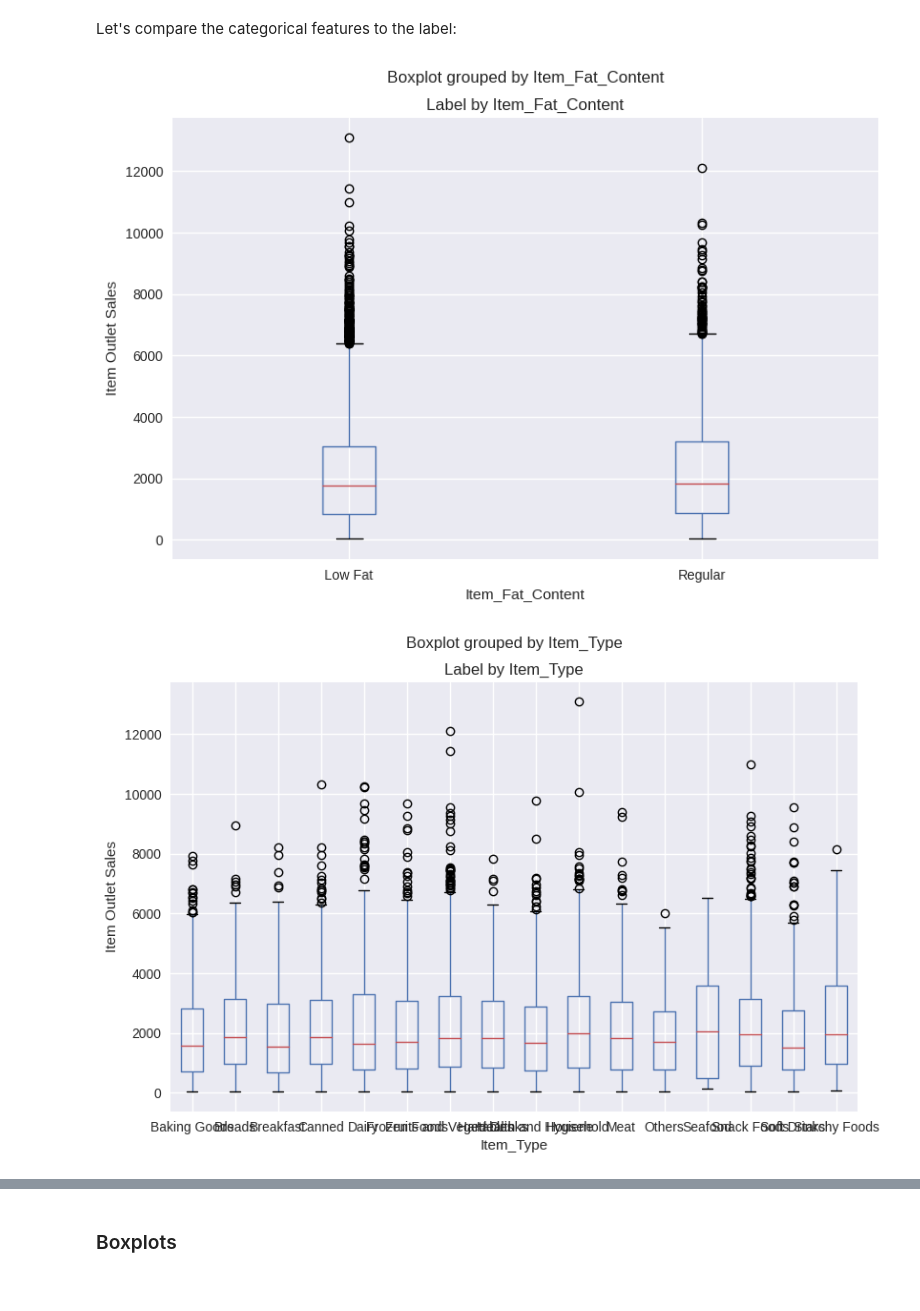
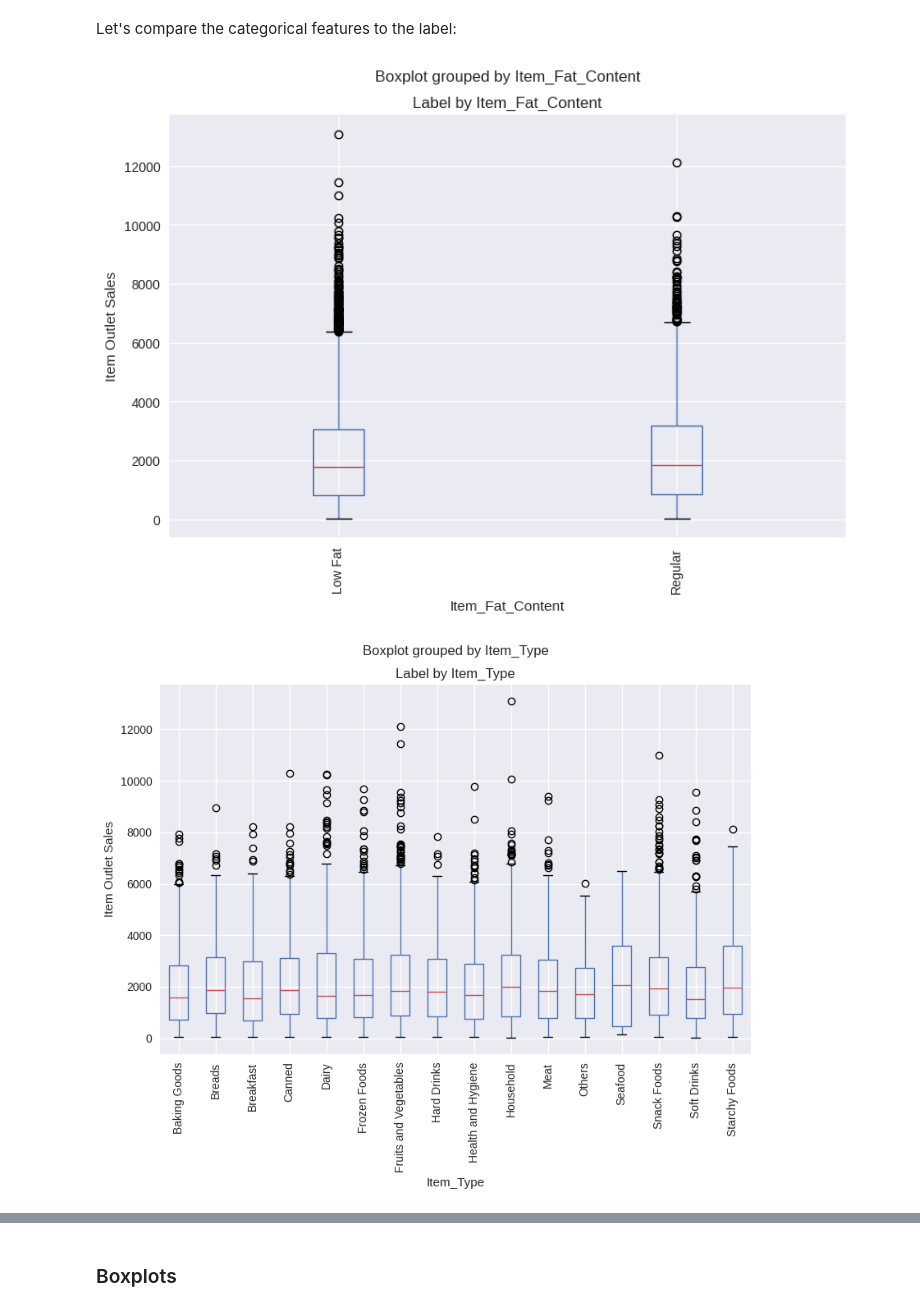
Before and after one commit to YeisonAndreyLiCe/food_sales_prediction, a Jupyter notebook: food_sales_forecast.ipynb, the cells around one changed output, grey strips where cells are left out. Drawn from its saved outputs; the diff is of its cells as text; code cells hidden in the pictures.

```diff
--- a/food_sales_forecast.ipynb
+++ b/food_sales_forecast.ipynb
@@ -197,0 +205,2 @@ In the col **** Item_Outlet_Sales **** there is at leat a value over 1 it makes
+# %%
+features = characterize_features(df)
@@ -400,7 +436,7 @@ Let's plot a bar chart showing the count of each discrete value for each categor
 # %%
 # since in the col Item_Identifier there are a lot of categories (1567) Let's discard it from our list of categorical
 # columns
-for col in categorical_features[1:]:
+for col in features[1][1:]:
     counts = df[col].value_counts().sort_index()
     fig = plt.figure(figsize=(9, 6))
     ax = fig.gca()
@@ -431,7 +467,7 @@ MATLAB style
 # %% [markdown]
  Now, let's look for relationships between the features and the sales label we want to be able to predict.
 # %%
-for col in numeric_features[:-1]:
+for col in features[0][:-1]:
     fig = plt.figure(figsize=(9, 6))
     ax = fig.gca()
     feature = df[col]
@@ -462,13 +498,14 @@ Observations:
 # %% [markdown]
 Let's compare the categorical features to the label:
 # %%
-for col in categorical_features[1:]:
+for col in features[1][1:]:
     fig = plt.figure(figsize=(9, 6))
     ax = fig.gca()
     df.boxplot(column = 'Item_Outlet_Sales', by = col, ax = ax)
     ax.set_title('Label by ' + col)
     ax.set_ylabel("Item Outlet Sales")
+    plt.xticks(rotation=90)
 plt.show()
 # %% [output]
-[figure, old version]
+[figure, new version]
-[figure, old version]
+[figure, new version]
```
Also changed, not shown: parts of 52 cells of this notebook, 1 other file.
